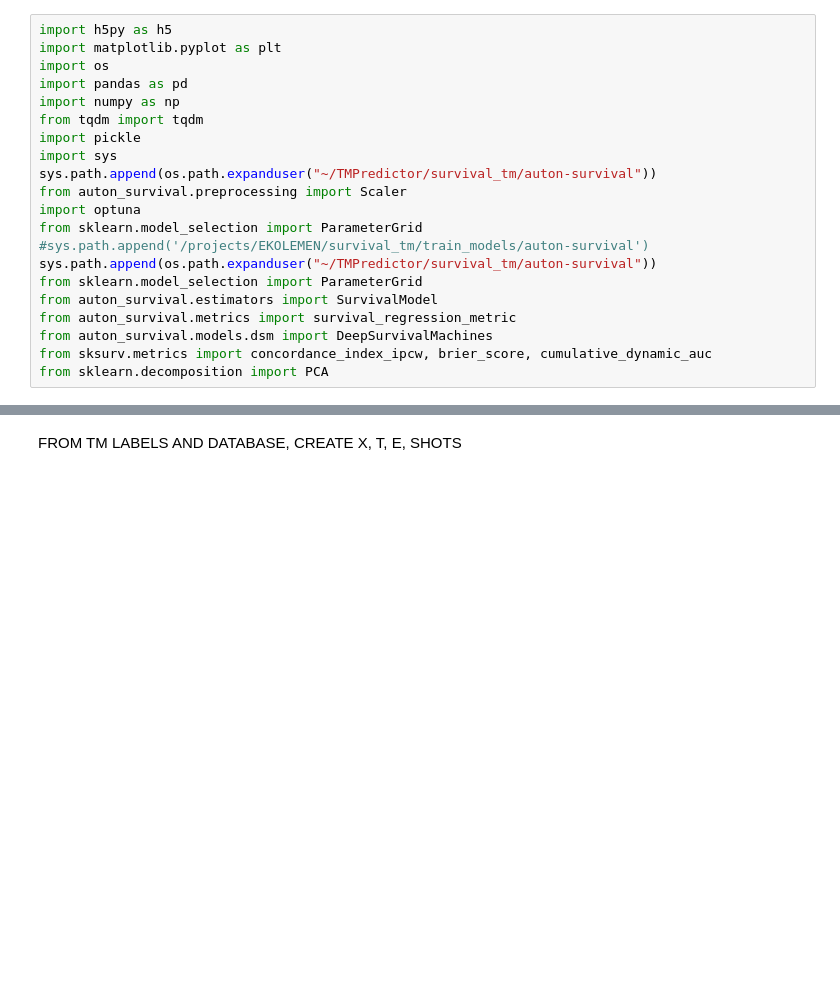
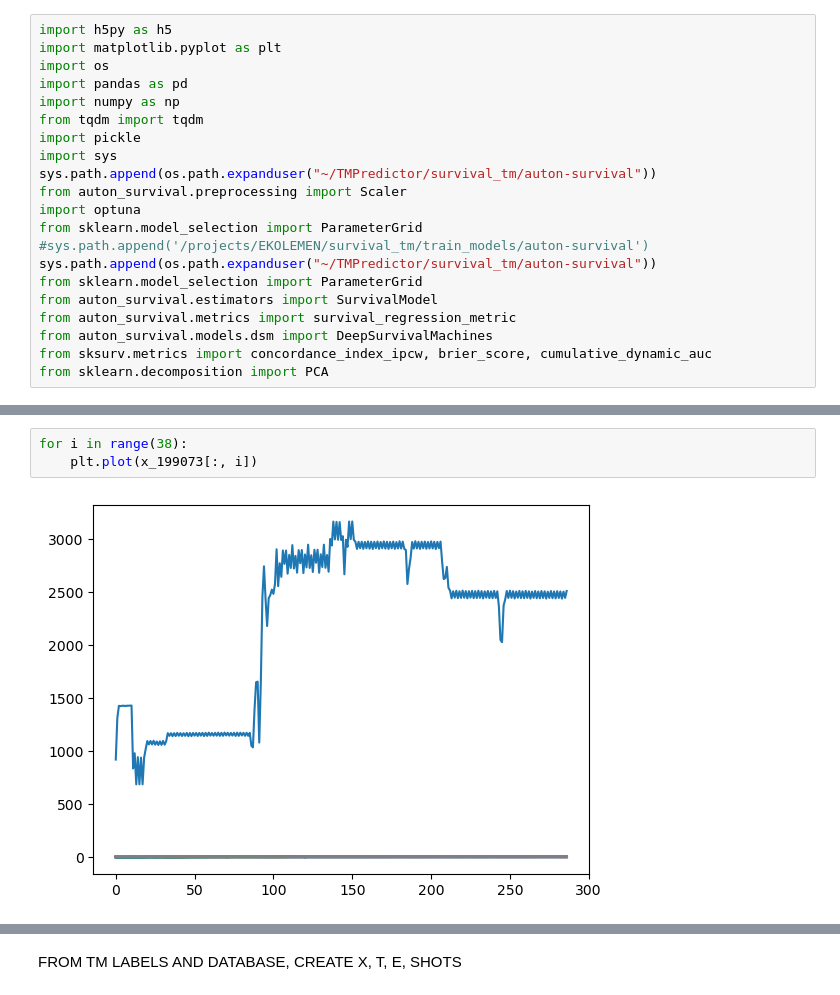
Before and after one commit to PlasmaControl/TearingModeSurvival, a Jupyter notebook: data_processing.ipynb, the cells around one changed output, grey strips where cells are left out. Drawn from its saved outputs; the diff is of its cells as text; blank space fills up the shorter version.

```diff
--- a/data_processing.ipynb
+++ b/data_processing.ipynb
@@ -21,0 +463,5 @@ from sklearn.decomposition import PCA
+# %%
+for i in range(38):
+    plt.plot(x_199073[:, i])
+# %% [output]
+[figure, added]
```
Also changed, not shown: parts of 50 cells of this notebook.
